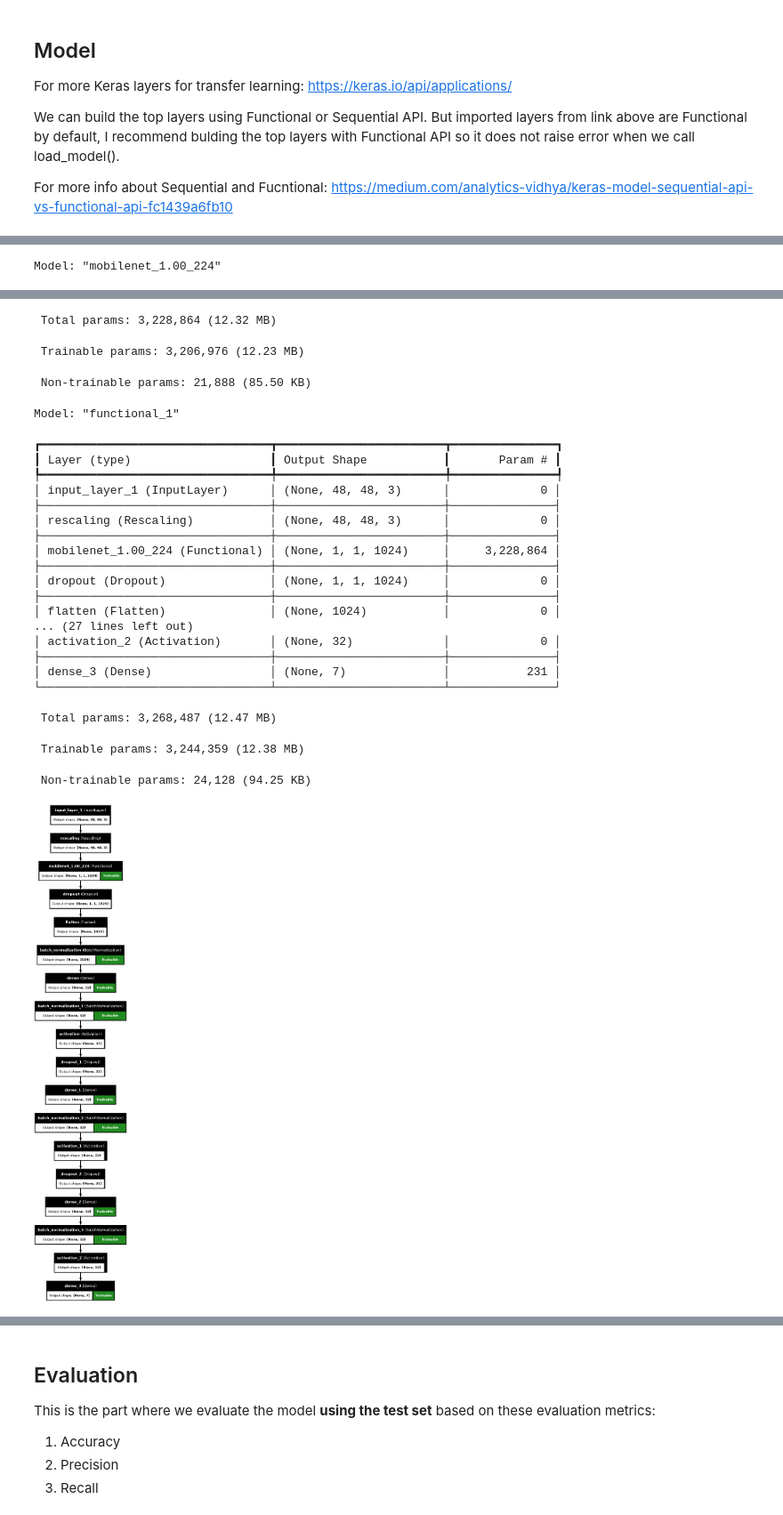
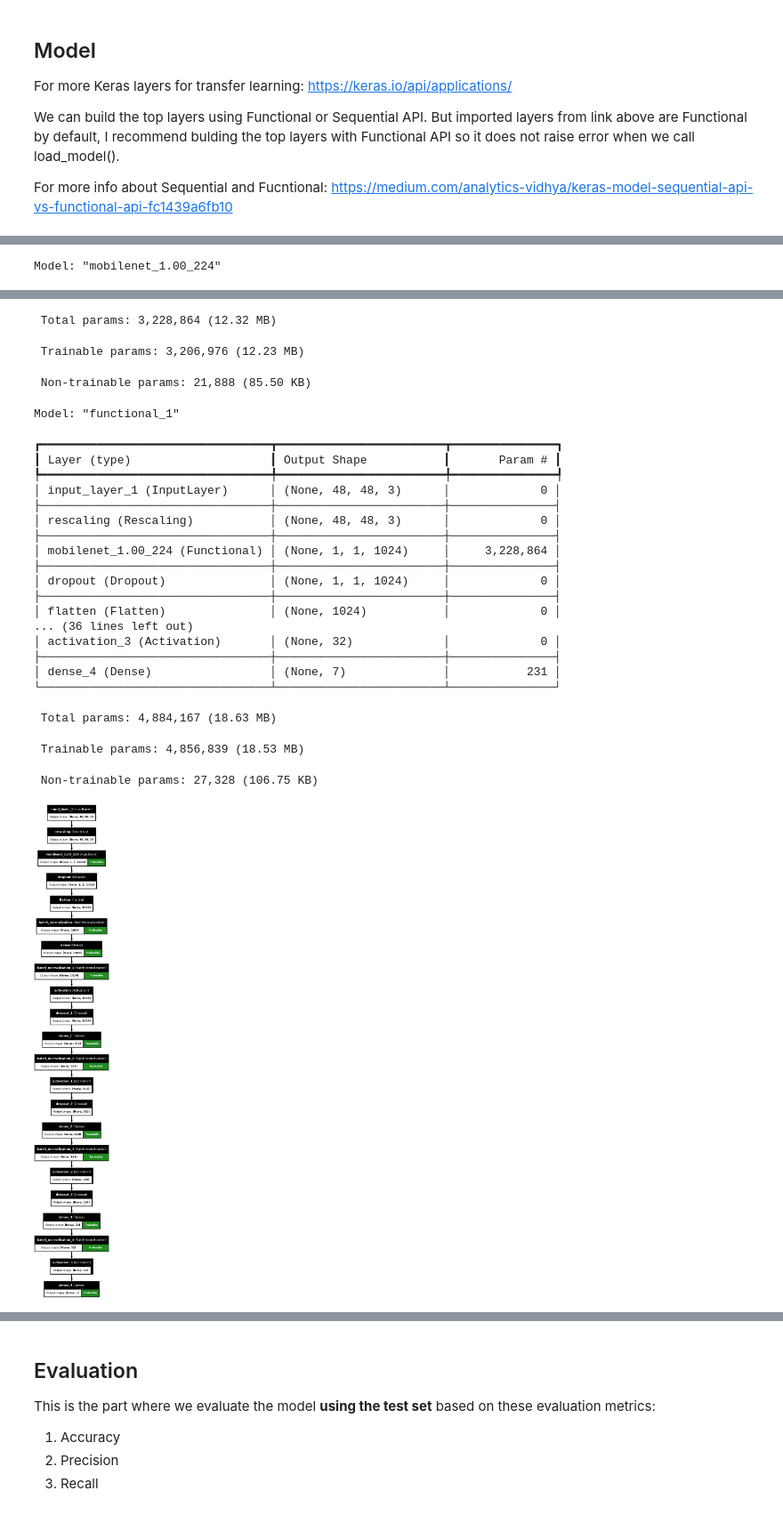
Before and after one commit to sarahhpth/FER-API, a Jupyter notebook: mobilenet-kfold-fer-augmented.ipynb, the cells around one changed output, grey strips where cells are left out. Shown at 89% size. Drawn from its saved outputs; the diff is of its cells as text; code cells hidden in the pictures.

```diff
--- a/mobilenet-kfold-fer-augmented.ipynb
+++ b/mobilenet-kfold-fer-augmented.ipynb
@@ -159,7 +159,7 @@ from tensorflow.keras.utils import to_categorical
 from tensorflow.keras.utils import Sequence
 
 initial_learning_rate = 1e-3
-epochs = 25
+epochs = 30
 
 mobilenetmodel = MobileNet(input_shape = (48, 48, 3), weights = 'imagenet', include_top = False)
 for layer in mobilenetmodel.layers[:]:
@@ -185,12 +185,17 @@ def get_model():
     x = Dropout(0.5)(x)
     x = Flatten()(x)
     x = BatchNormalization()(x)
-    x = Dense(32, kernel_initializer='he_uniform')(x)
+    x = Dense(1024, kernel_initializer='he_uniform')(x)
     x = BatchNormalization()(x)
     x = Activation('relu')(x)
     x = Dropout(0.5)(x)
 
-    x = Dense(32, kernel_initializer='he_uniform')(x)
+    x = Dense(512, kernel_initializer='he_uniform')(x)
+    x = BatchNormalization()(x)
+    x = Activation('relu')(x)
+    x = Dropout(0.5)(x)
+
+    x = Dense(128, kernel_initializer='he_uniform')(x)
     x = BatchNormalization()(x)
     x = Activation('relu')(x)
     x = Dropout(0.5)(x)
@@ -202,30 +207,8 @@ def get_model():
 
     model = Model(inputs = img_input, outputs = outputs)
 
-#     # Sequential method
-#     model = Sequential()
-#     model.add(mobilenetmodel)
-#     # build our own top model
-#     model.add(Dropout(0.5))
-#     model.add(Flatten())
-#     model.add(BatchNormalization())
-#     model.add(Dense(32,kernel_initializer='he_uniform'))
-#     model.add(BatchNormalization())
-#     model.add(Activation('relu'))
-#     model.add(Dropout(0.5))
-
-#     model.add(Dense(32,kernel_initializer='he_uniform'))
-#     model.add(BatchNormalization())
-#     model.add(Activation('relu'))
-#     model.add(Dropout(0.5))
-
-#     model.add(Dense(32,kernel_initializer='he_uniform'))
-#     model.add(BatchNormalization())
-#     model.add(Activation('relu'))
-#     model.add(Dense(7, activation='softmax'))
-
     # compile
-    model.compile(optimizer = tf.keras.optimizers.Adam(learning_rate = initial_learning_rate, decay = 1e-3/epochs),
+    model.compile(optimizer = tf.keras.optimizers.Adam(learning_rate = initial_learning_rate),
                 loss = 'categorical_crossentropy',
                 metrics = ['acc', Precision(), Recall()])
 
@@ -253,40 +236,40 @@ Model: "mobilenet_1.00_224"
 │ conv1 (Conv2D)                  │ (None, 24, 24, 32)     │           864 │
 ├─────────────────────────────────┼────────────────────────┼───────────────┤
 │ conv1_bn (BatchNormalization)   │ (None, 24, 24, 32)     │           128 │
 ├─────────────────────────────────┼────────────────────────┼───────────────┤
 │ conv1_relu (ReLU)               │ (None, 24, 24, 32)     │             0 │
 ├─────────────────────────────────┼────────────────────────┼───────────────┤
 │ conv_dw_1 (DepthwiseConv2D)     │ (None, 24, 24, 32)     │           288 │
 ... (185 lines left out)
 │ (BatchNormalization)            │                        │               │
 ├─────────────────────────────────┼────────────────────────┼───────────────┤
 │ conv_pw_13_relu (ReLU)          │ (None, 1, 1, 1024)     │             0 │
 └─────────────────────────────────┴────────────────────────┴───────────────┘
  Total params: 3,228,864 (12.32 MB)
  Trainable params: 3,206,976 (12.23 MB)
  Non-trainable params: 21,888 (85.50 KB)
 Model: "functional_1"
 ┏━━━━━━━━━━━━━━━━━━━━━━━━━━━━━━━━━┳━━━━━━━━━━━━━━━━━━━━━━━━┳━━━━━━━━━━━━━━━┓
 ┃ Layer (type)                    ┃ Output Shape           ┃       Param # ┃
 ┡━━━━━━━━━━━━━━━━━━━━━━━━━━━━━━━━━╇━━━━━━━━━━━━━━━━━━━━━━━━╇━━━━━━━━━━━━━━━┩
 │ input_layer_1 (InputLayer)      │ (None, 48, 48, 3)      │             0 │
 ├─────────────────────────────────┼────────────────────────┼───────────────┤
 │ rescaling (Rescaling)           │ (None, 48, 48, 3)      │             0 │
 ├─────────────────────────────────┼────────────────────────┼───────────────┤
 │ mobilenet_1.00_224 (Functional) │ (None, 1, 1, 1024)     │     3,228,864 │
 ├─────────────────────────────────┼────────────────────────┼───────────────┤
 │ dropout (Dropout)               │ (None, 1, 1, 1024)     │             0 │
 ├─────────────────────────────────┼────────────────────────┼───────────────┤
 │ flatten (Flatten)               │ (None, 1024)           │             0 │
-... (27 lines left out)
-│ activation_2 (Activation)       │ (None, 32)             │             0 │
+... (36 lines left out)
+│ activation_3 (Activation)       │ (None, 32)             │             0 │
 ├─────────────────────────────────┼────────────────────────┼───────────────┤
-│ dense_3 (Dense)                 │ (None, 7)              │           231 │
+│ dense_4 (Dense)                 │ (None, 7)              │           231 │
 └─────────────────────────────────┴────────────────────────┴───────────────┘
- Total params: 3,268,487 (12.47 MB)
+ Total params: 4,884,167 (18.63 MB)
- Trainable params: 3,244,359 (12.38 MB)
+ Trainable params: 4,856,839 (18.53 MB)
- Non-trainable params: 24,128 (94.25 KB)
+ Non-trainable params: 27,328 (106.75 KB)
-[figure, old version]
+[figure, new version]
 # %%
 # callbacks
 
```
Also changed, not shown: parts of 12 cells of this notebook, 5 other files.
